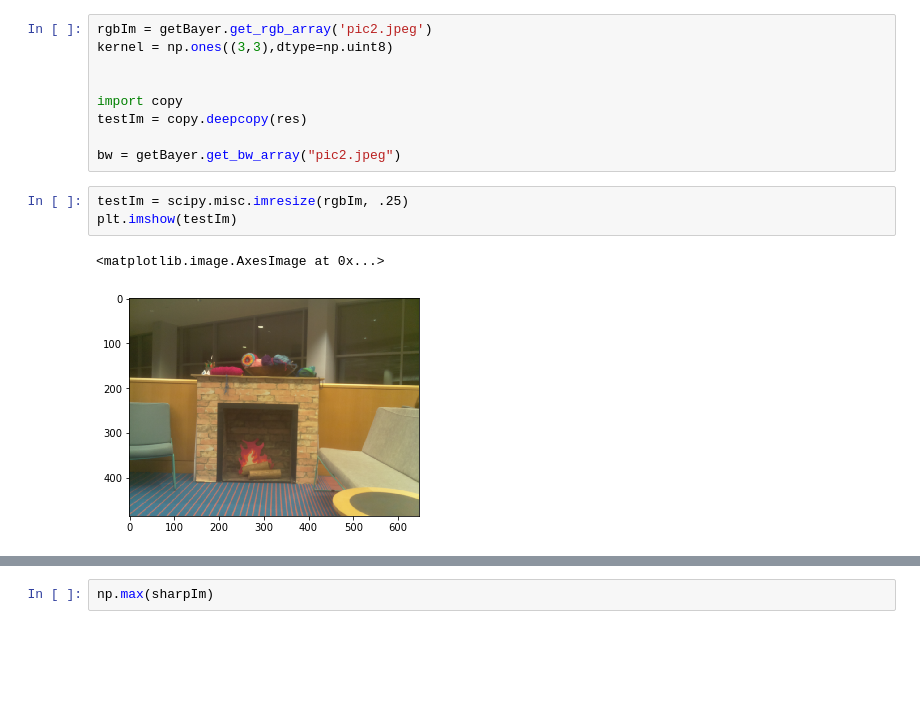
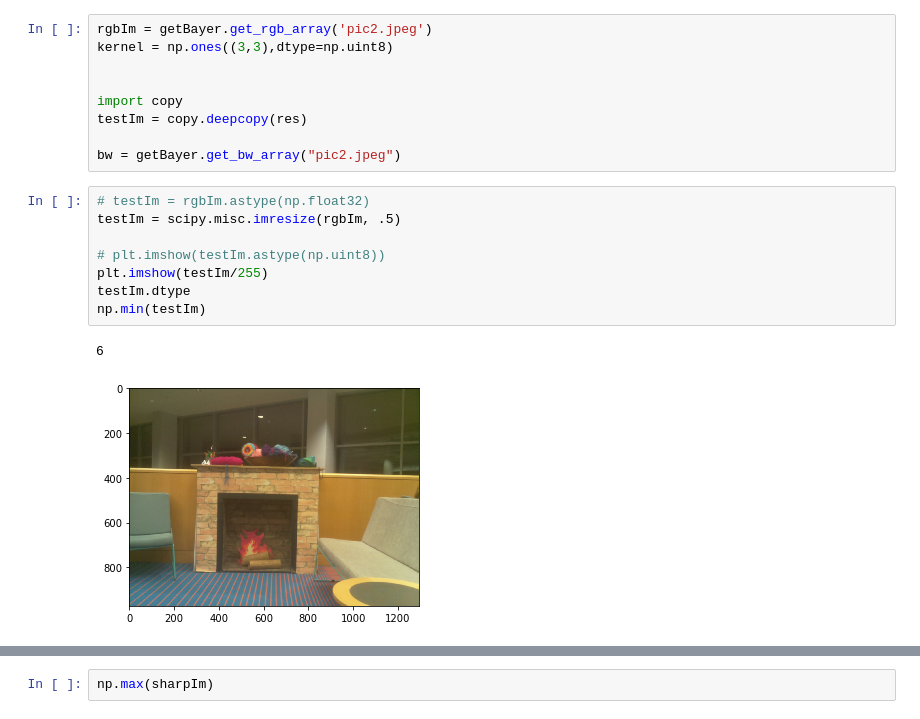
Before and after one commit to newsch/wonky-bobbin, a Jupyter notebook: ImageSharpening.ipynb, the cells around one changed output, grey strips where cells are left out. Saved outputs shown, nothing was run; the diff lists cells and outputs as text; blank space fills up the shorter version.

```diff
--- a/ImageSharpening.ipynb
+++ b/ImageSharpening.ipynb
@@ -26,12 +26,17 @@ import copy
 testIm = copy.deepcopy(res)
 
 bw = getBayer.get_bw_array("pic2.jpeg")
-# %%
-testIm = scipy.misc.imresize(rgbIm, .25)
-plt.imshow(testIm)
-# %% [output]
-<matplotlib.image.AxesImage at 0x...>
-[figure, removed]
+# %%
+# testIm = rgbIm.astype(np.float32)
+testIm = scipy.misc.imresize(rgbIm, .5)
+
+# plt.imshow(testIm.astype(np.uint8))
+plt.imshow(testIm/255)
+testIm.dtype
+np.min(testIm)
+# %% [output]
+6
+[figure, added]
 # %%
 sharpen = np.array([[0, -1, 0 ], [-1, 5, -1], [0, -1, 0]])
 sharpIm = np.zeros(testIm.shape)
```
Also changed, not shown: parts of 1 cell of this notebook, 2 other files.
